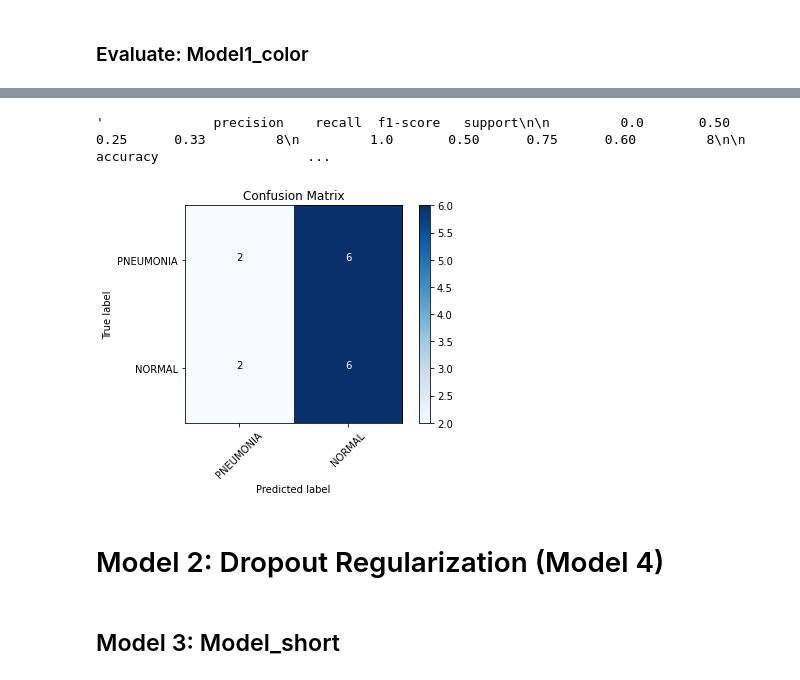
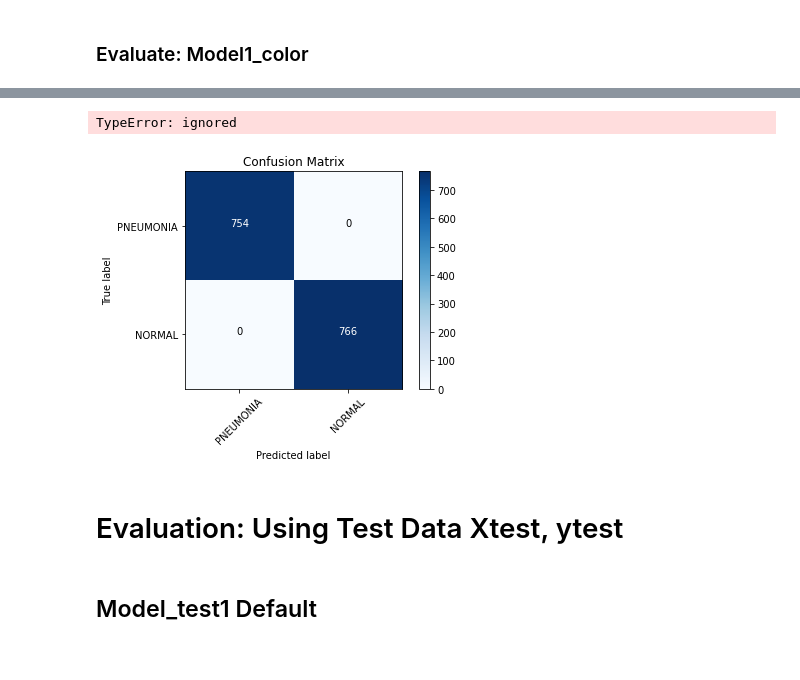
Before and after one commit to EricaSG/Capstone, a Jupyter notebook: Primary_Capstone_Colorized.ipynb, the cells around one changed output, grey strips where cells are left out. Saved outputs shown, nothing was run; the diff lists cells and outputs as text; code cells hidden in the pictures.

```diff
--- a/Primary_Capstone_Colorized.ipynb
+++ b/Primary_Capstone_Colorized.ipynb
@@ -166,5 +170,5 @@ xtrain, xval, ytrain, yval = train_test_split(train_images, train_labels_final,
 # %%
-xtrain, xtest, ytrain, ytest = train_test_split(xtrain, ytrain, train_size=0.78, random_state=42)
+Xtrain, Xtest, ytrain, ytest = train_test_split(Xtrain, ytrain, train_size=0.78, random_state=42)
 # %% [markdown]
 # Modeling
 # %% [markdown]
@@ -174,7 +180,7 @@ random.seed(123)
 
 model1_color = Sequential()
 
-model1_color.add(layers.Conv2D(32, (3, 3), activation='relu', kernel_constraint=unit_norm(), input_shape=(128, 128, 3)))
+model1_color.add(layers.Conv2D(32, (3, 3), activation='relu', input_shape=(128, 128, 3)))
 model1_color.add(layers.MaxPooling2D((2, 2)))
 
 model1_color.add(layers.Conv2D(64, (4, 4), activation='relu'))
@@ -182,19 +188,10 @@ model1_color.add(layers.MaxPooling2D((2, 2)))
 
 model1_color.add(layers.Conv2D(128, (3, 3), activation='relu'))
 model1_color.add(layers.MaxPooling2D((2,2)))
-model1_color.add(Dropout(0.4))
-
-model1_color.add(layers.Conv2D(128, (3, 3), activation='relu'))
-model1_color.add(layers.MaxPooling2D((2,2)))
-
-model1_color.add(layers.Conv2D(256, (3, 3), activation='relu'))
-model1_color.add(layers.MaxPooling2D((2,2)))
-model1_color.add(Dropout(0.4))
 
 # Flattening- Convert 2D matrix to a 1D vector
 model1_color.add(layers.Flatten())
-model1_color.add(layers.Dense(512, activation = 'relu'))
-model1_color.add(Dropout(0.2))
+model1_color.add(layers.Dense(256, activation = 'relu'))
 model1_color.add(layers.Dense(1, activation='sigmoid'))
 # %%
 model1_color.summary()
@@ -223,6 +220,6 @@ model1_color.compile(optimizer='adam',loss='binary_crossentropy', metrics=['accu
 early_stopping = [EarlyStopping(monitor='val_loss', patience=10),
                   ModelCheckpoint(filepath='model1_color.h5', monitor='val_accuracy', save_best_only=True)]
 # %%
-results1 = model1_color.fit(train_images, train_labels_final, epochs=100, batch_size=1500, callbacks=early_stopping, validation_data=(val_images, val_labels_final))
+results1 = model1_color.fit(Xtrain, ytrain, epochs=100, batch_size=250, callbacks=early_stopping, validation_data=(Xval, yval))
 # %% [output]
 Epoch 1/100
@@ -290,14 +287,14 @@ visualize_training_results(results1)
 # %%
 # Make Predictions
-preds1 = model1_color.predict(val_images)
+preds1 = model1_color.predict(Xval)
 # %%
 predictions1 = preds1 > 0.5
 # %%
 # Print the classification report showing the metrics Recall, Precision, and F1-Score
-classification_report = classification_report(val_labels_final, predictions1)
+classification_report = classification_report(yval, predictions1)
 classification_report
 # %% [output]
-'              precision    recall  f1-score   support\n\n         0.0       0.50      0.25      0.33         8\n         1.0       0.50      0.75      0.60         8\n\n    accuracy                   ...
+TypeError: ignored
 # %%
 # Plot a confusion matrix
 def plot_confusion_matrix(labels, preds):
@@ -338,13 +335,13 @@ def plot_confusion_matrix(labels, preds):
     plt.colorbar()
     plt.show()
 # %%
-plot_confusion_matrix(val_labels_final, predictions1)
+plot_confusion_matrix(yval, predictions1)
 # %% [output]
-[figure, old version]
+[figure, new version]
-# %% [markdown]
-# Model 2: Dropout Regularization (Model 4)
-# %% [markdown]
-## Model 3: Model_short
+# %% [markdown]
+# Evaluation: Using Test Data Xtest, ytest
+# %% [markdown]
+## Model_test1 Default
 # %%
 random.seed(123)
 
```
Also changed, not shown: parts of 23 cells of this notebook.
